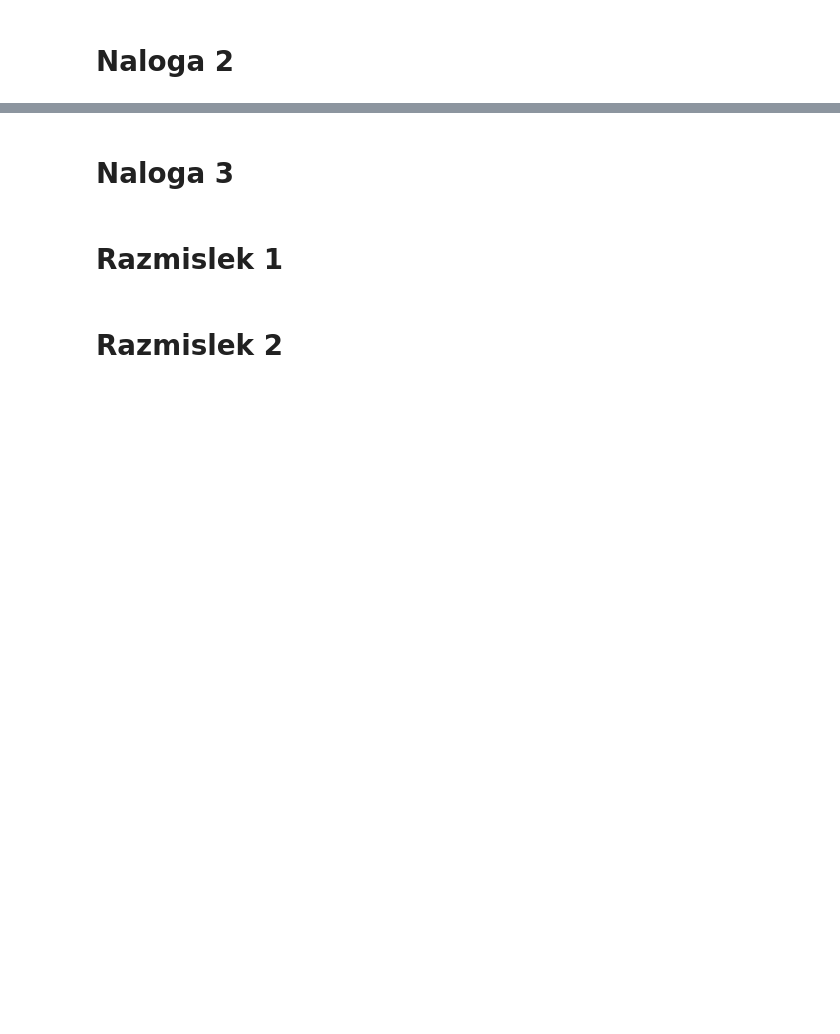
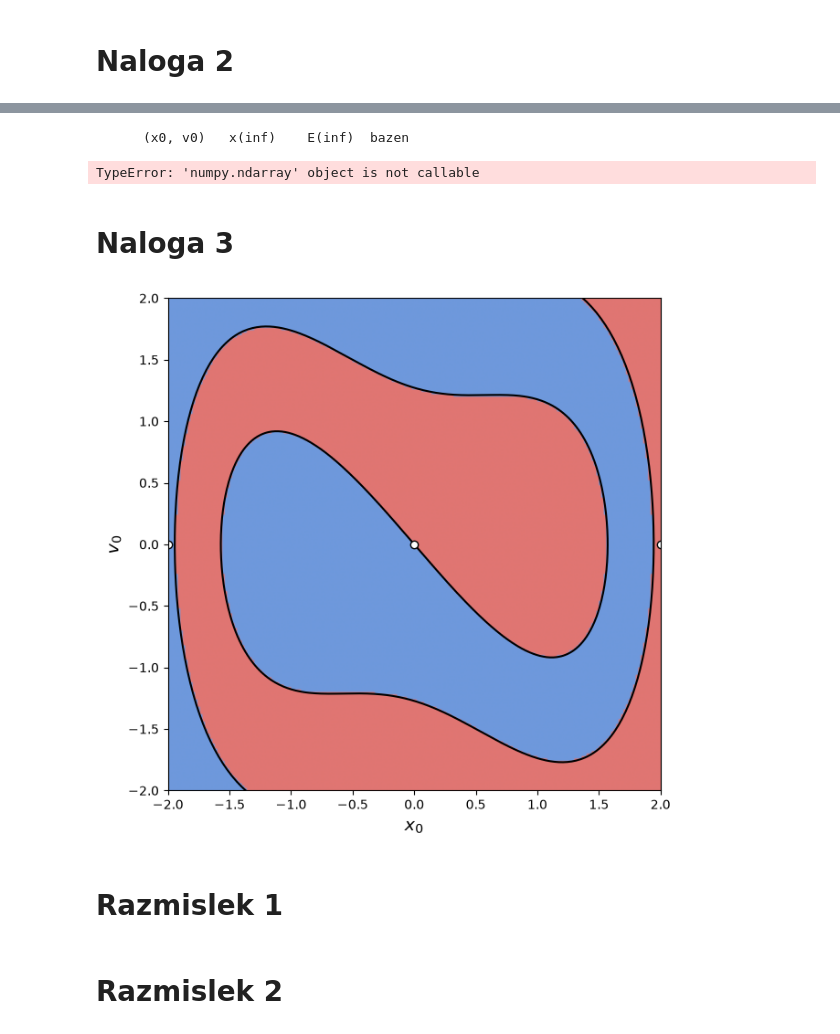
Before and after one commit to ReneMarkovic/Nelinearn_dinamicni_sistemi, a Jupyter notebook: 04_vaje/vaje_04_prazno.ipynb, the cells around one changed output, grey strips where cells are left out. Saved outputs shown, nothing was run; the diff lists cells and outputs as text; code cells hidden in the pictures; blank space fills up the shorter version.

```diff
--- a/04_vaje/vaje_04_prazno.ipynb
+++ b/04_vaje/vaje_04_prazno.ipynb
@@ -141,5 +222,36 @@ def stabilna_mnogoterost(d=d, t_max=60.0):
+# %%
+print(f"{'(x0, v0)':>14} {'x(inf)':>8} {'E(inf)':>9}  bazen")
+for y0 in tabela_zp:
+    sol = trajektorija(list(y0), 100.0)
+    x_k, v_k = sol.y[:, -1]
+    print(f"{str(y0):>14} {x_k:+8.4f} {E(x_k, v_k):+9.5f}  {'desni' if x_k > 0 else 'levi'}")
+# %% [output]
+      (x0, v0)   x(inf)    E(inf)  bazen
+TypeError: 'numpy.ndarray' object is not callable
 # %% [markdown]
 # Naloga 3
+# %%
+x0s = np.linspace(-meja, meja, N_mreza)
+X0, V0 = np.meshgrid(x0s, x0s)
+X_end, _ = rk4_mreza(X0, V0, t_end)
+bazen = (X_end > 0).astype(int)   # 0 = levi, 1 = desni
+
+veji = stabilna_mnogoterost()
+
+fig = plt.figure(figsize=(7, 7))
+ax = fig.add_subplot(111)
+ax.imshow(bazen, origin="lower", extent=[-meja, meja, -meja, meja],
+          cmap=ListedColormap(["#4a7fd4", "#d9534f"]), alpha=0.8)
+for y in veji:
+    ax.plot(y[0], y[1], color="black", linewidth=1.5)
+ax.plot([-2, 0, 2], [0, 0, 0], "o", color="white", markeredgecolor="black")
+ax.set_xlim(-meja, meja)
+ax.set_ylim(-meja, meja)
+ax.set_xlabel("$x_0$", fontsize=14)
+ax.set_ylabel("$v_0$", fontsize=14)
+plt.show()
+# %% [output]
+[figure, added]
 # %% [markdown]
 # Razmislek 1
 # %%
```
Also changed, not shown: parts of 9 cells of this notebook, 2 other files.
